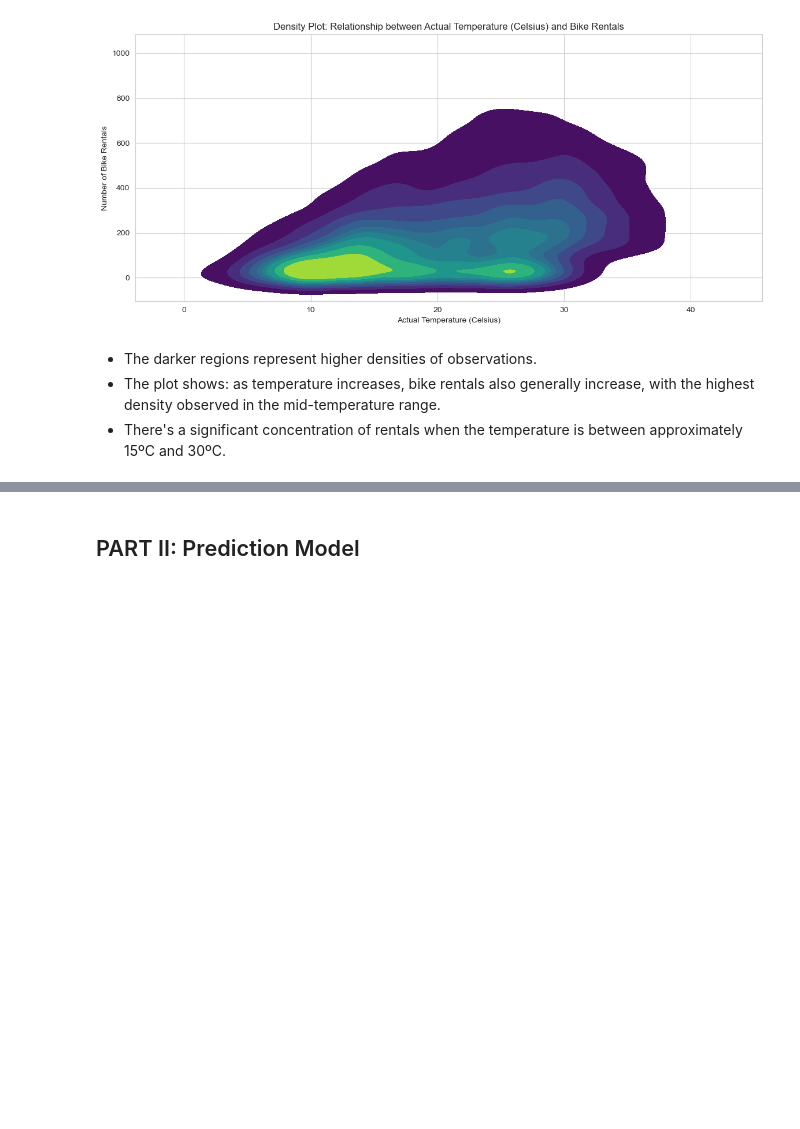
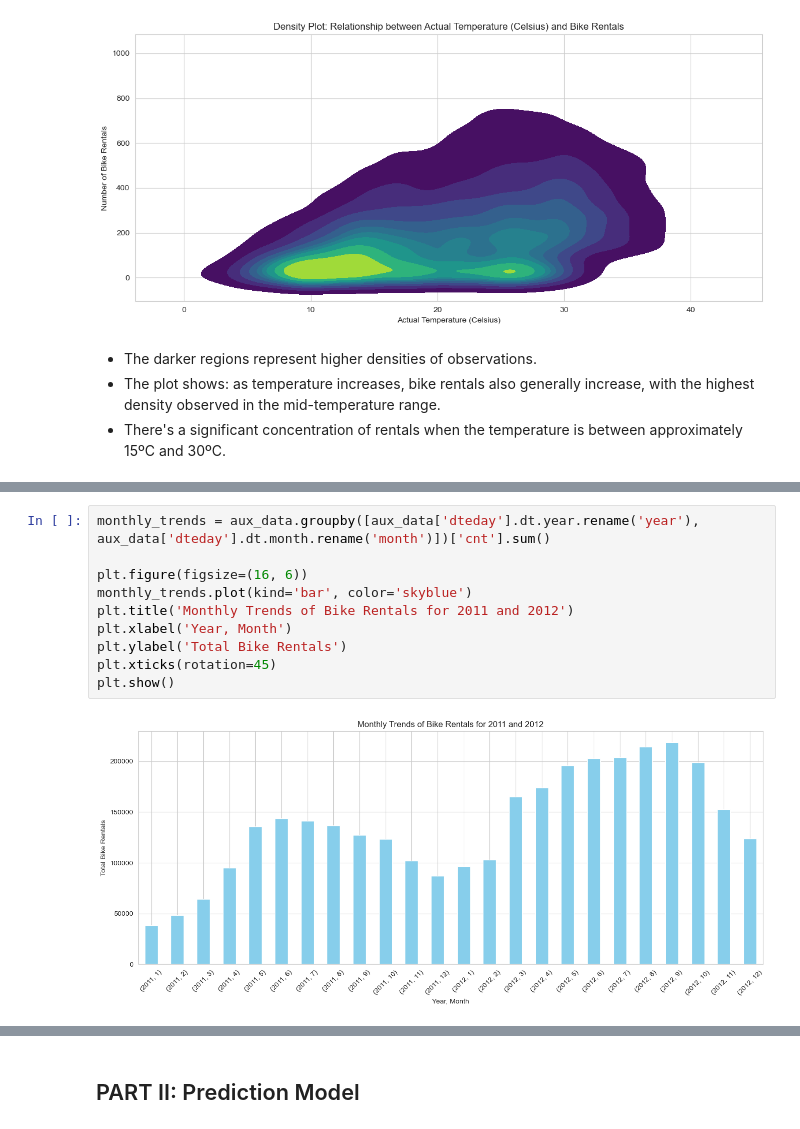
Before and after one commit to gor2000/PYTHON_II_GP, a Jupyter notebook: Group5_Notebook_Assignment2.ipynb, the cells around one changed output, grey strips where cells are left out. Cells and saved outputs as stored; diff of their text form; blank space fills up the shorter version.

```diff
--- a/Group5_Notebook_Assignment2.ipynb
+++ b/Group5_Notebook_Assignment2.ipynb
@@ -150,0 +169,12 @@ del df['actual_temp']
+# %%
+monthly_trends = aux_data.groupby([aux_data['dteday'].dt.year.rename('year'), aux_data['dteday'].dt.month.rename('month')])['cnt'].sum()
+
+plt.figure(figsize=(16, 6))
+monthly_trends.plot(kind='bar', color='skyblue')
+plt.title('Monthly Trends of Bike Rentals for 2011 and 2012')
+plt.xlabel('Year, Month')
+plt.ylabel('Total Bike Rentals')
+plt.xticks(rotation=45)
+plt.show()
+# %% [output]
+[figure, added]
```
Also changed, not shown: parts of 37 cells of this notebook, 1 other file.
